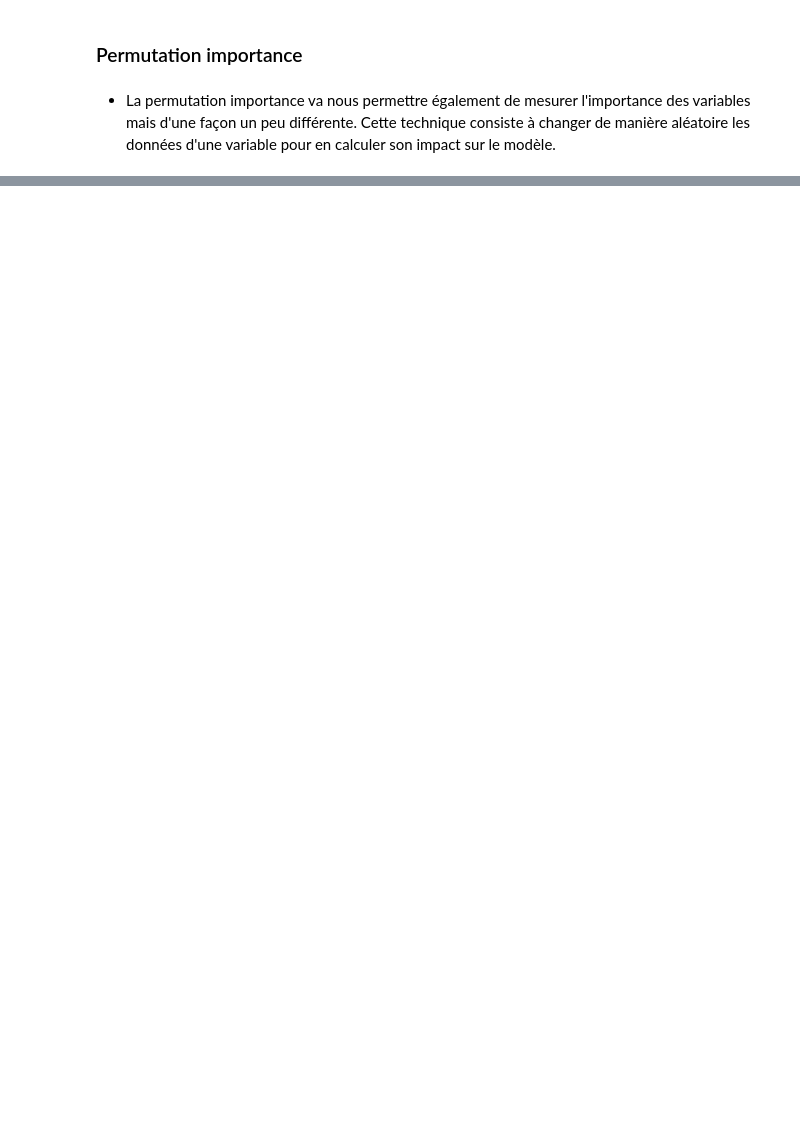
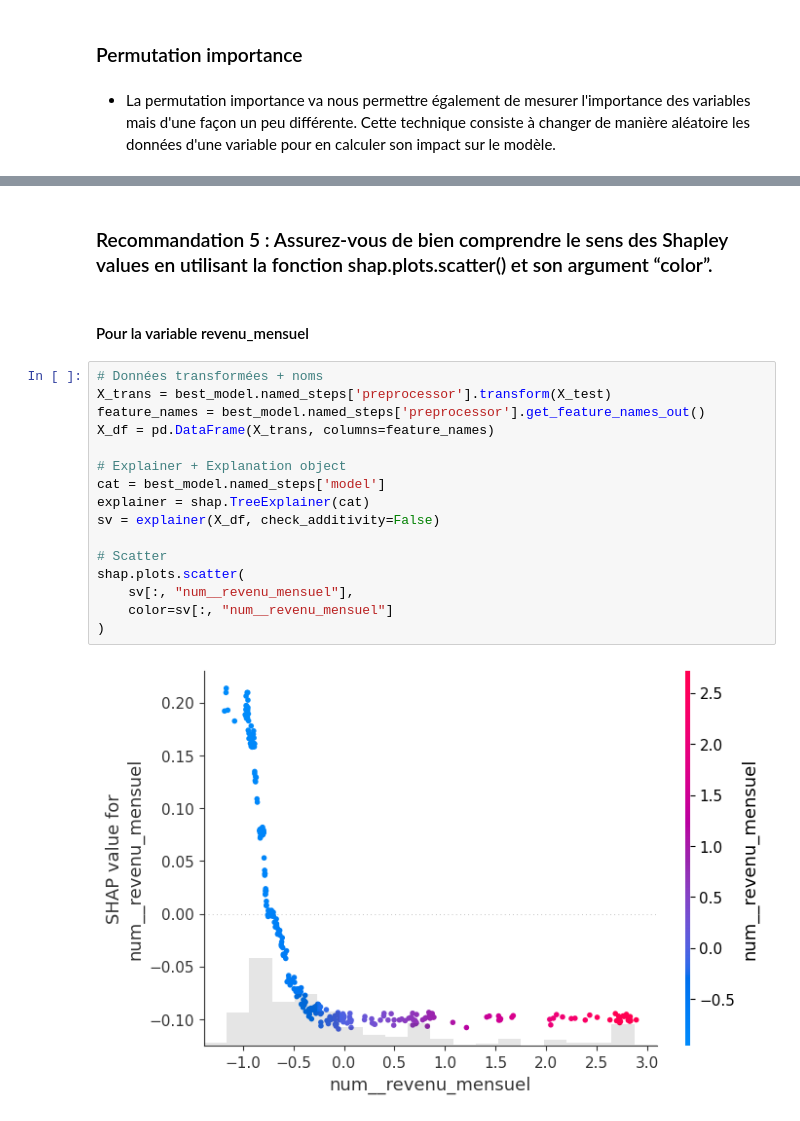
Before and after one commit to SCFlorian/Classifiez_automatiquement_des_informations, a Jupyter notebook: notebooks/notebook_5_optimisation_interpretation.ipynb, the cells around one changed output, grey strips where cells are left out. Saved outputs shown, nothing was run; the diff lists cells and outputs as text; blank space fills up the shorter version.

```diff
--- a/notebooks/notebook_5_optimisation_interpretation.ipynb
+++ b/notebooks/notebook_5_optimisation_interpretation.ipynb
@@ -411,0 +448,22 @@ num__annees_depuis_la_derniere_promotion         0.093617        0.028861
+# %% [markdown]
+### Recommandation 5 : Assurez-vous de bien comprendre le sens des Shapley values en utilisant la fonction shap.plots.scatter() et son argument “color”.
+# %% [markdown]
+#### Pour la variable revenu_mensuel
+# %%
+# Données transformées + noms
+X_trans = best_model.named_steps['preprocessor'].transform(X_test)
+feature_names = best_model.named_steps['preprocessor'].get_feature_names_out()
+X_df = pd.DataFrame(X_trans, columns=feature_names)
+
+# Explainer + Explanation object
+cat = best_model.named_steps['model']
+explainer = shap.TreeExplainer(cat)
+sv = explainer(X_df, check_additivity=False)
+
+# Scatter
+shap.plots.scatter(
+    sv[:, "num__revenu_mensuel"],
+    color=sv[:, "num__revenu_mensuel"]
+)
+# %% [output]
+[figure, added]
```
Also changed, not shown: parts of 20 cells of this notebook.
